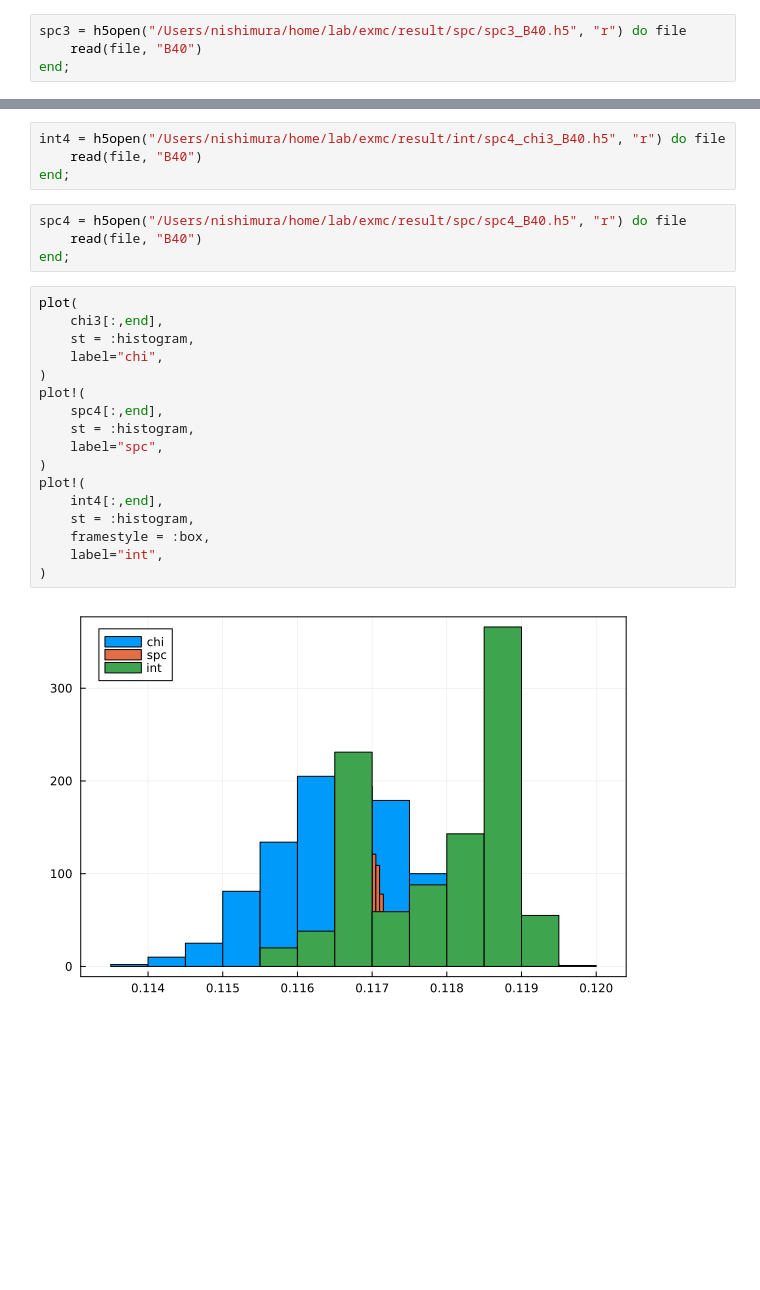
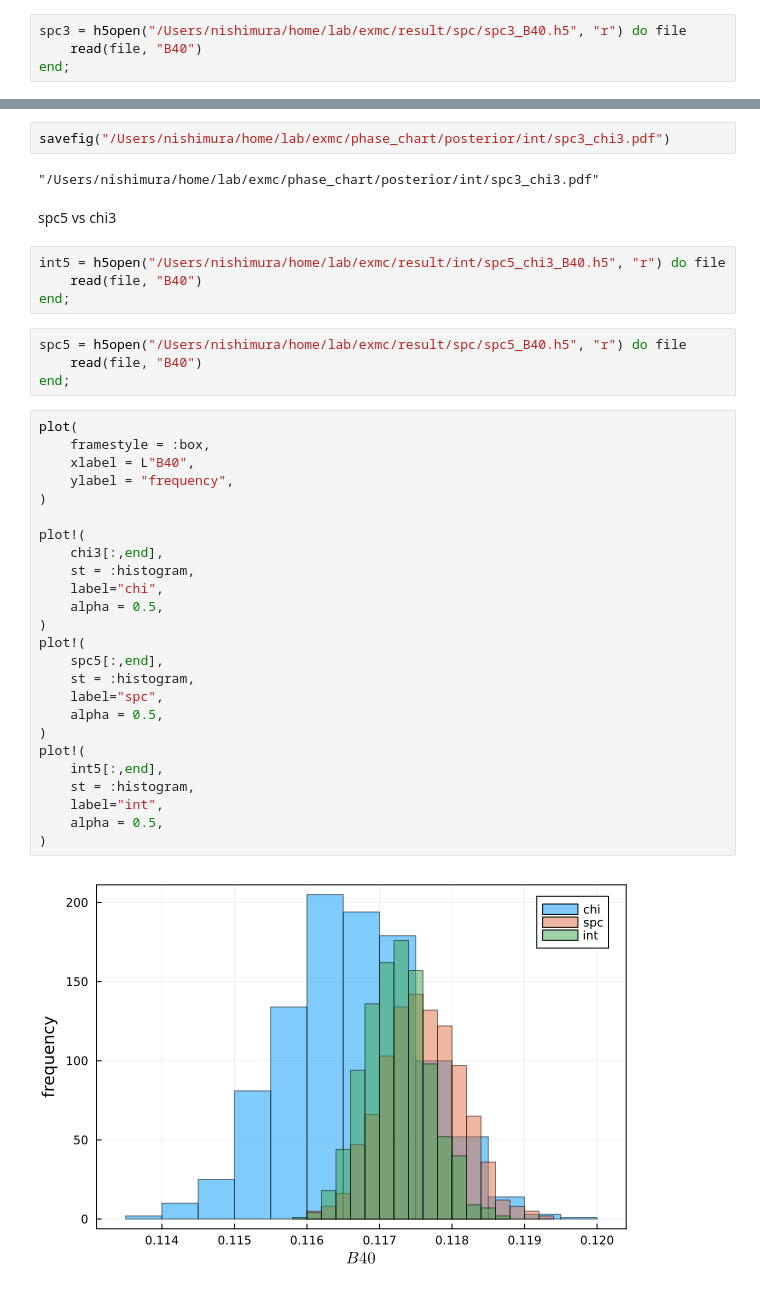
Before and after one commit to alessi-24/lab, a Jupyter notebook: exmc/phase_chart/phase_chart.ipynb, the cells around one changed output, grey strips where cells are left out. Cells and saved outputs as stored; diff of their text form; blank space fills up the shorter version.

```diff
--- a/exmc/phase_chart/phase_chart.ipynb
+++ b/exmc/phase_chart/phase_chart.ipynb
@@ -239,27 +273,41 @@ plot!(
+# %%
+savefig("/Users/nishimura/home/lab/exmc/phase_chart/posterior/int/spc3_chi3.pdf")
+# %% [output]
+"/Users/nishimura/home/lab/exmc/phase_chart/posterior/int/spc3_chi3.pdf"
+# %% [markdown]
+spc5 vs chi3
 # %%
-int4 = h5open("/Users/nishimura/home/lab/exmc/result/int/spc4_chi3_B40.h5", "r") do file
+int5 = h5open("/Users/nishimura/home/lab/exmc/result/int/spc5_chi3_B40.h5", "r") do file
     read(file, "B40")
 end;
 # %%
-spc4 = h5open("/Users/nishimura/home/lab/exmc/result/spc/spc4_B40.h5", "r") do file
+spc5 = h5open("/Users/nishimura/home/lab/exmc/result/spc/spc5_B40.h5", "r") do file
     read(file, "B40")
 end;
 # %%
 plot(
+    framestyle = :box,
+    xlabel = L"B40",
+    ylabel = "frequency",
+)
+
+plot!(
     chi3[:,end],
     st = :histogram,
     label="chi",
+    alpha = 0.5,
 )
 plot!(
-    spc4[:,end],
+    spc5[:,end],
     st = :histogram,
     label="spc",
+    alpha = 0.5,
 )
 plot!(
-    int4[:,end],
+    int5[:,end],
     st = :histogram,
-    framestyle = :box,
     label="int",
+    alpha = 0.5,
 )
 # %% [output]
-[figure, old version]
+[figure, new version]
```
Also changed, not shown: parts of 11 cells of this notebook, 20 other files.
